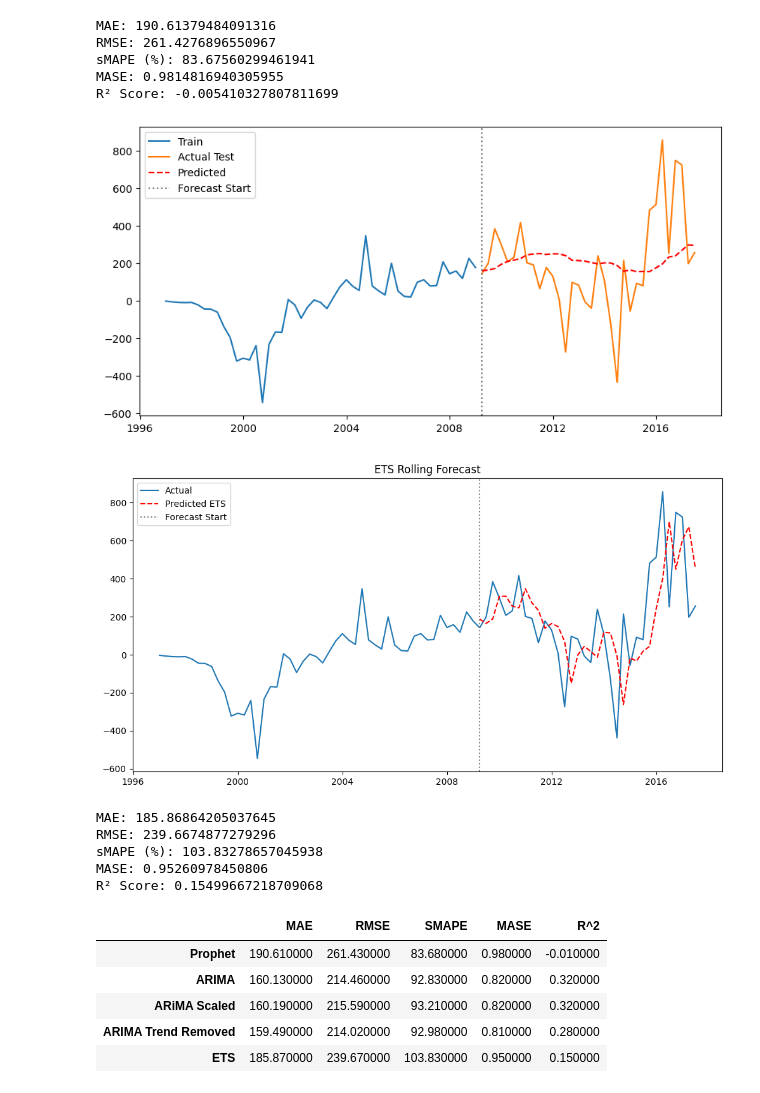
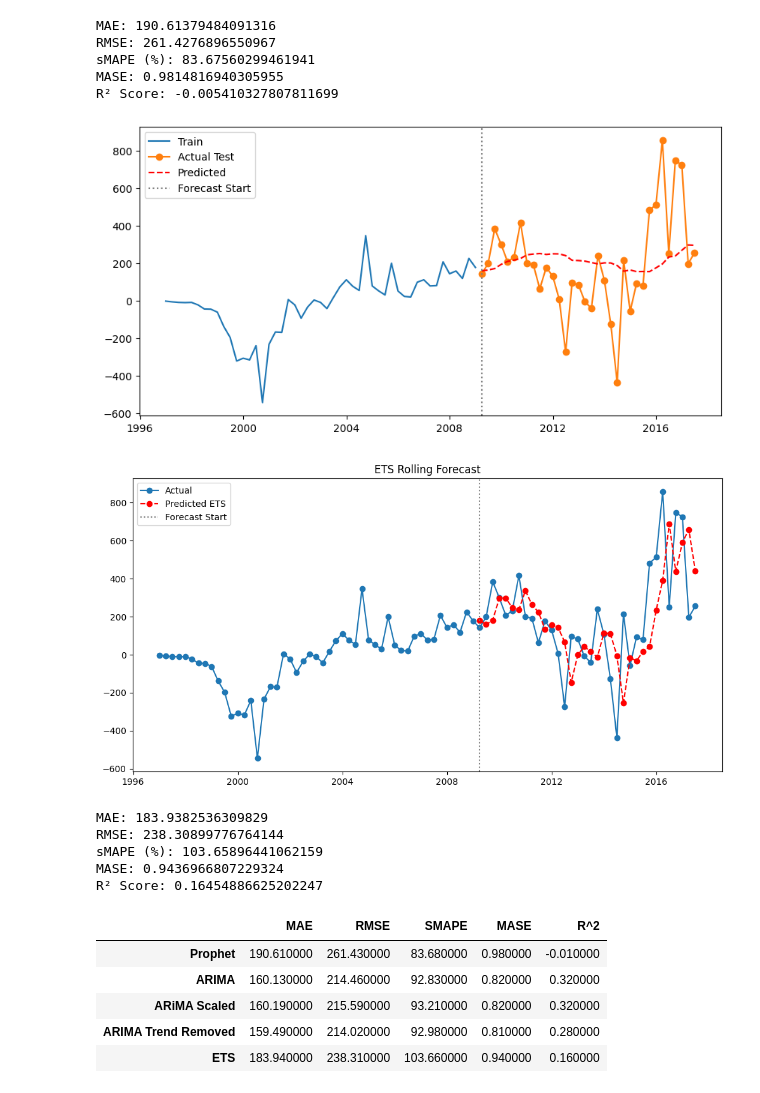
Before and after one commit to KawaMaciej/Stochastyczna, a Jupyter notebook: notebook.ipynb, the cells around one changed output. Cells and saved outputs as stored; diff of their text form; code cells hidden in the pictures.

```diff
--- a/notebook.ipynb
+++ b/notebook.ipynb
@@ -380,0 +394,31 @@ Lag 10: LB Statistic = 8.9514, p-value = 0.5367
+# %%
+from sklearn.model_selection import TimeSeriesSplit, cross_val_score
+import pmdarima as pm
+
+arimka = pm.ARIMA(order=(3, 1, 3),
+                  suppress_warnings = False)
+
+data = df["Net Income/Loss"]
+
+n_splits = 6
+
+tscv = TimeSeriesSplit(n_splits=n_splits)
+
+mae_scores = []
+
+for train_index, test_index in tscv.split(data):
+    train_data, test_data = data.iloc[train_index], data.iloc[test_index]
+
+    model = ARIMA(train_data, order=(3, 1, 3))
+    fitted_model = model.fit()
+
+    predictions = fitted_model.forecast(steps=len(test_data))
+
+    mae = np.abs(test_data - predictions).mean()
+    mae_scores.append(mae)
+
+    print(f'Mean Absolute Error for current split: {mae}')
+
+average_mse = np.mean(mae_scores)
+print(f'Sredni błąd absolutny: {average_mse}')
+print(f"Odchylenie standardowe MAE: {np.std(mae_scores)}")
@@ -528,53 +583,53 @@ R² Score: -0.005410327807811699
 
 plt.figure(figsize=(10,5))
 plt.plot(train_prophet['ds'], train_data, label='Train')
-plt.plot(test_prophet['ds'], test_prophet_values, label='Actual Test')
+plt.plot(test_prophet['ds'], test_prophet_values, label='Actual Test',  marker='o')
 plt.plot(test_prophet['ds'], pred_prophet, color='red', linestyle='--', label='Predicted')
 plt.axvline(test_prophet['ds'].iloc[0], color='gray', linestyle=':', label='Forecast Start')
 plt.legend()
 plt.show()
 # %% [output]
-[figure, old version]
+[figure, new version]
 # %%
 from statsmodels.tsa.holtwinters import ExponentialSmoothing
 
 series = pd.Series(df.values.flatten(), index=df.index)
 
 train = series.iloc[:start_index]
 test = series.iloc[start_index:]
 
 test = pd.Series(test, index=series.index[start_index:])
 
 history = train.copy()
 pred_ets = []
 
 for t in range(len(test)):
-    model = ExponentialSmoothing(history, trend='add', seasonal=None)  # brak sezonowości
+    model = ExponentialSmoothing(history, trend=None, seasonal=None)  # brak sezonowości
     model_fit = model.fit(optimized=True)
 
     yhat = model_fit.forecast(1)[0]
     pred_ets.append(yhat)
 
     new_point = pd.Series([test.iloc[t]], index=[test.index[t]])
     history = pd.concat([history, new_point])
 
 
 plt.figure(figsize=figsize)
-plt.plot(series, label='Actual')
-plt.plot(test.index, pred_ets, color='red', linestyle='--', label='Predicted ETS')
+plt.plot(series, label='Actual',  marker='o')
+plt.plot(test.index, pred_ets, color='red', linestyle='--', label='Predicted ETS',  marker='o')
 plt.axvline(series.index[start_index], color='gray', linestyle=':', label='Forecast Start')
 plt.legend()
 plt.title("ETS Rolling Forecast")
 plt.show()
 
 ETS_metrics = evaluate_forecasts(test, pred_ets)
 # %% [output]
-[figure, old version]
+[figure, new version]
-MAE: 185.86864205037645
-RMSE: 239.6674877279296
-sMAPE (%): 103.83278657045938
-MASE: 0.95260978450806
-R² Score: 0.15499667218709068
+MAE: 183.9382536309829
+RMSE: 238.30899776764144
+sMAPE (%): 103.65896441062159
+MASE: 0.9436966807229324
+R² Score: 0.16454886625202247
 # %%
 import plotly.graph_objects as go
 x_start = 0
@@ -665,4 +720,4 @@ df_metrics.style.highlight_min(subset=['MAE','RMSE','SMAPE','MASE'], color='gree
 | ARIMA | 160.130000 | 214.460000 | 92.830000 | 0.820000 | 0.320000 |
 | ARiMA Scaled | 160.190000 | 215.590000 | 93.210000 | 0.820000 | 0.320000 |
 | ARIMA Trend Removed | 159.490000 | 214.020000 | 92.980000 | 0.810000 | 0.280000 |
-| ETS | 185.870000 | 239.670000 | 103.830000 | 0.950000 | 0.150000 |
+| ETS | 183.940000 | 238.310000 | 103.660000 | 0.940000 | 0.160000 |
```
Also changed, not shown: parts of 8 cells of this notebook, 1 other file.
